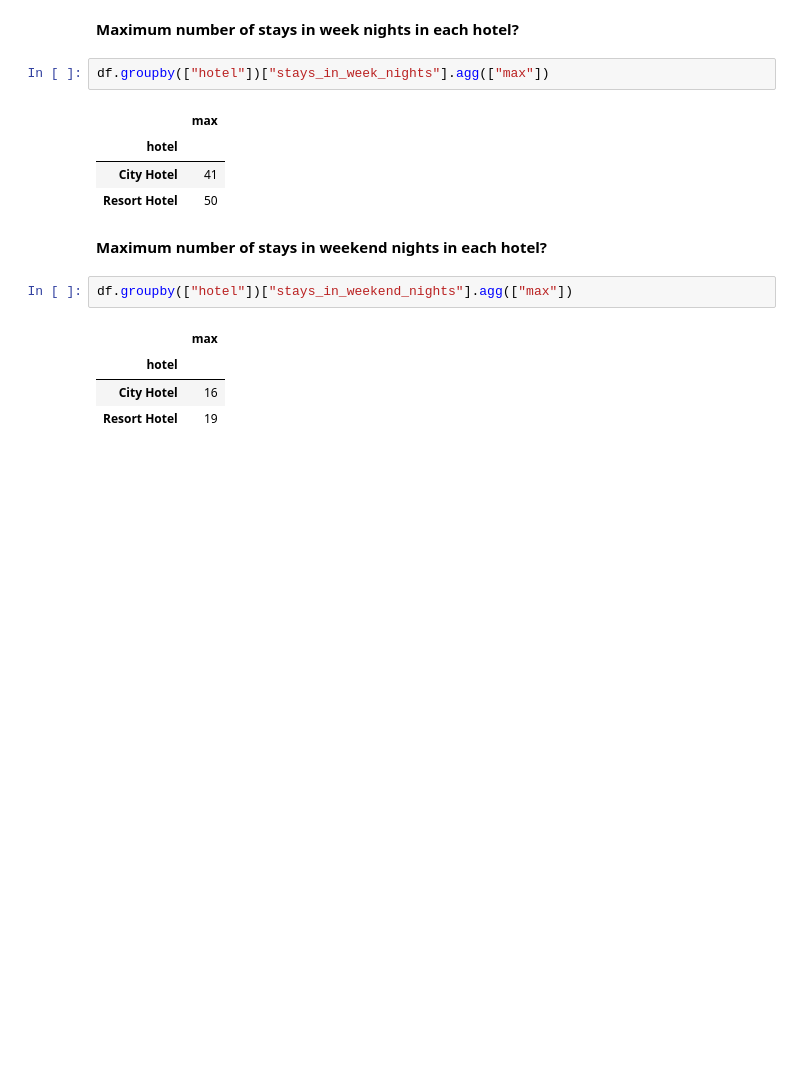
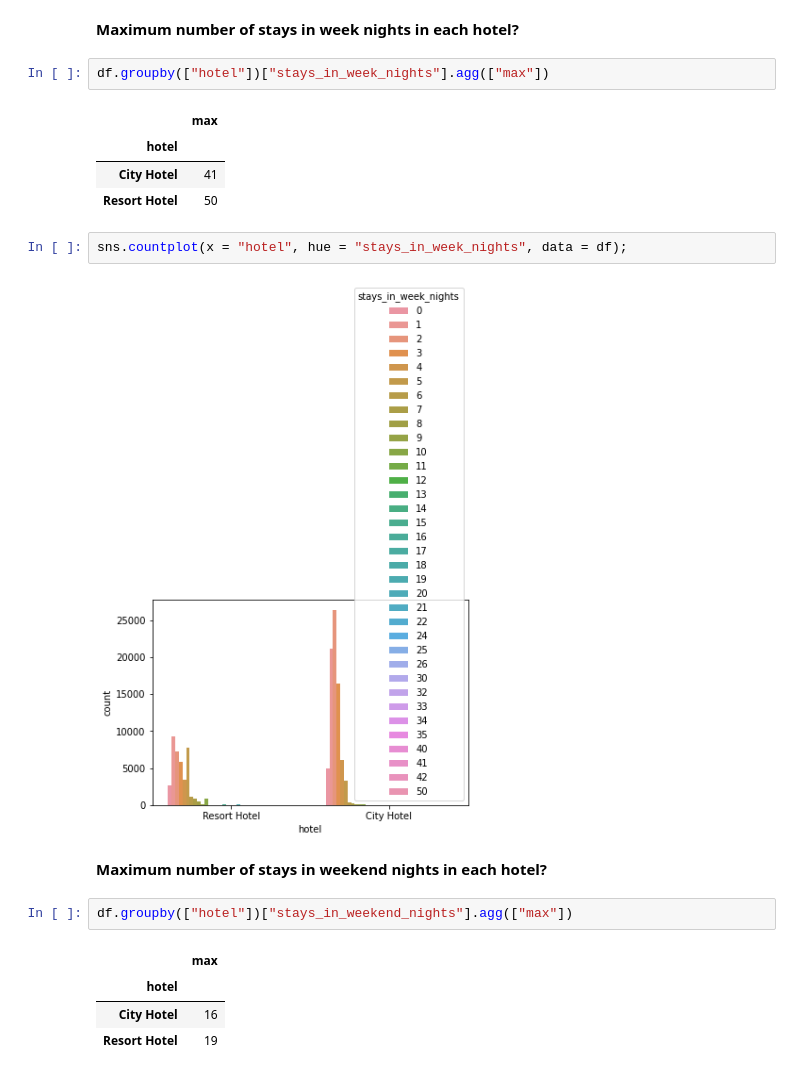
Before and after one commit to abhilashs1/Hotel_booking, a Jupyter notebook: HotelBookings.ipynb, the cells around one changed output. Drawn from its saved outputs; the diff is of its cells as text; blank space fills up the shorter version.

```diff
--- a/HotelBookings.ipynb
+++ b/HotelBookings.ipynb
@@ -598,6 +598,10 @@ df.groupby(["hotel"])["stays_in_week_nights"].agg(["max"])
 | hotel |  |
 | City Hotel | 41 |
 | Resort Hotel | 50 |
+# %%
+sns.countplot(x = "hotel", hue = "stays_in_week_nights", data = df);
+# %% [output]
+[figure, added]
 # %% [markdown]
 **Maximum number of stays in weekend nights in each hotel?**
 # %%
```
Also changed, not shown: parts of 2 cells of this notebook.
